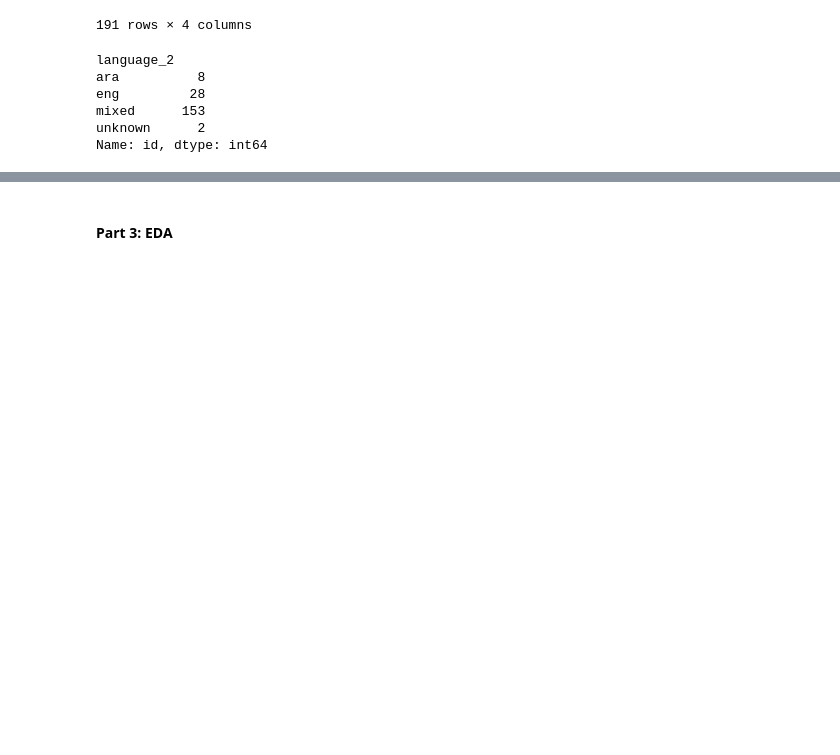
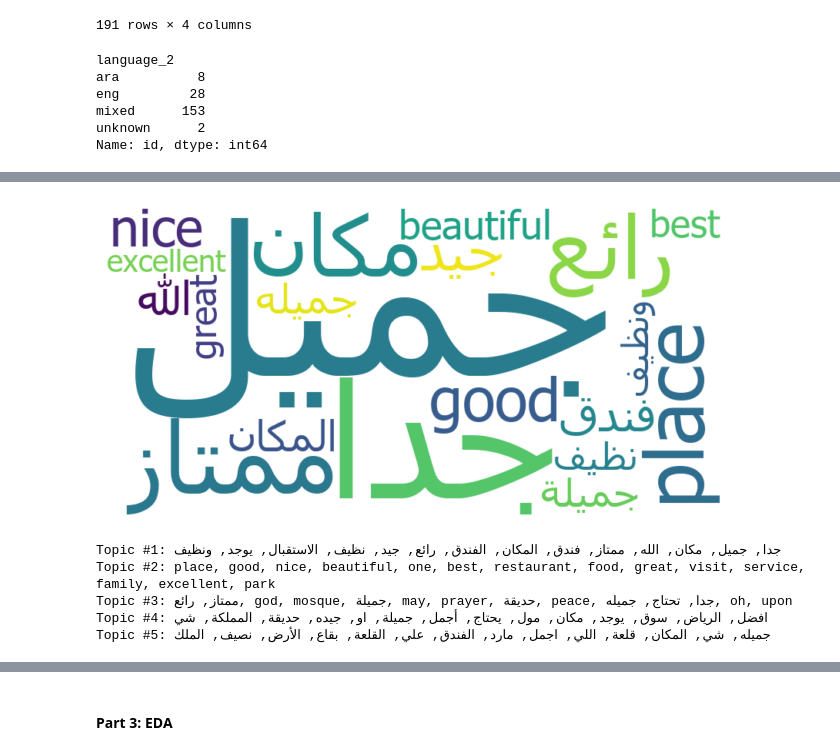
Before and after one commit to jadkrisht98/Artefact_Project, a Jupyter notebook: Final_Notebook.ipynb, the cells around one changed output, grey strips where cells are left out. Saved outputs shown, nothing was run; the diff lists cells and outputs as text; code cells hidden in the pictures; blank space fills up the shorter version.

```diff
--- a/Final_Notebook.ipynb
+++ b/Final_Notebook.ipynb
@@ -677,4 +562,7 @@ final_df[['content', 'clean_content']]
 9951 rows × 2 columns
+# %%
+#remove uncleaned content column as we have the cleaned version now
+final_df.drop('content', inplace=True, axis=1)
 # %%
 #Text Analysis (Common Keywords) - Frequency Based Approach (Term Frequency-Inverse Document Frequency: TF-IDF)
 
@@ -692,11 +598,42 @@ print(common_keywords)
-# %%
-#Represent common words in a word cloud viz
-from wordcloud import WordCloud
-wordcloud = WordCloud(width=500, height=200, background_color='white').generate_from_frequencies(common_keywords)
-plt.figure(figsize=(7, 3))
-plt.imshow(wordcloud, interpolation='bilinear')
-plt.axis('off')
-plt.show()
+# %%
+#Represent common words in a word cloud viz
+
+import os, requests, arabic_reshaper
+from bidi.algorithm import get_display
+from wordcloud import WordCloud
+import matplotlib.pyplot as plt
+
+# font: try Windows, else download Amiri into ./fonts
+cands=[r"C:\Windows\Fonts\NotoNaskhArabic-Regular.ttf", r"C:\Windows\Fonts\Amiri-Regular.ttf", r"C:\Windows\Fonts\Tahoma.ttf"]
+font_path=next((p for p in cands if os.path.exists(p)), None)
+if not font_path:
+    os.makedirs("fonts", exist_ok=True)
+    font_path="fonts/Amiri-Regular.ttf"
+    if not os.path.exists(font_path):
+        r=requests.get("https://github.com/alif-type/amiri/raw/master/Amiri-Regular.ttf", timeout=30); r.raise_for_status()
+        open(font_path,"wb").write(r.content)
+
+# build freqs from common_keywords else Arabic cleaned text
+freqs={}
+if 'common_keywords' in globals() and len(common_keywords):
+    items=common_keywords.items()
+else:
+    texts=final_df.loc[final_df['language']=='ara','clean_content'].dropna().tolist()
+    items=((t,1) for t in " ".join(texts).split())
+
+for token,score in items:
+    tok=get_display(arabic_reshaper.reshape(str(token)))
+    freqs[tok]=freqs.get(tok,0)+float(score)
+
+if not freqs: raise ValueError("No Arabic tokens found")
+
+wc=WordCloud(font_path=font_path, background_color="white", width=800, height=400).generate_from_frequencies(freqs)
+plt.figure(figsize=(8,4))
+plt.imshow(wc, interpolation="bilinear")
+plt.axis("off")
+plt.show()
+# %% [output]
+[figure, added]
 # %%
 #Text Analysis (Themes)  - METHOD 1 Topic Modeling with LDA (Classic Probabilistic Approach)
 
@@ -715,10 +652,16 @@ lda = LatentDirichletAllocation(n_components=5, random_state=42)
 lda.fit(X)
 
 # Show n top words for each topic
-n=10
+n=15
 feature_names = vectorizer.get_feature_names_out()
 for topic_idx, topic in enumerate(lda.components_):
     print(f"Topic #{topic_idx+1}: " + ", ".join([feature_names[i] for i in topic.argsort()[:-n:-1]]))
+# %% [output]
+Topic #1: جدا, جميل, مكان, الله, ممتاز, فندق, المكان, الفندق, رائع, جيد, نظيف, الاستقبال, يوجد, ونظيف
+Topic #2: place, good, nice, beautiful, one, best, restaurant, food, great, visit, service, family, excellent, park
+Topic #3: ممتاز, رائع, god, mosque, جميلة, may, prayer, حديقة, peace, جدا, تحتاج, جميله, oh, upon
+Topic #4: افضل, الرياض, سوق, يوجد, مكان, مول, يحتاج, أجمل, جميلة, او, جيده, حديقة, المملكة, شي
+Topic #5: جميله, شي, المكان, قلعة, اللي, اجمل, مارد, الفندق, علي, القلعة, بقاع, الأرض, نصيف, الملك
 # %%
 # Create a mapping dictionary after reviewing the keywords for each topic
 topic_to_theme = {
```
Also changed, not shown: parts of 19 cells of this notebook.
